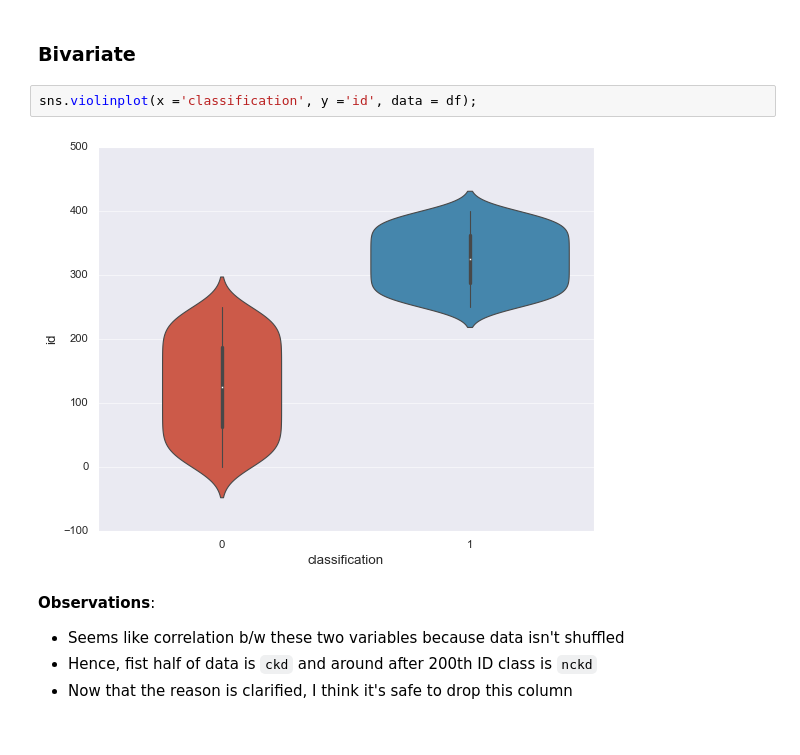
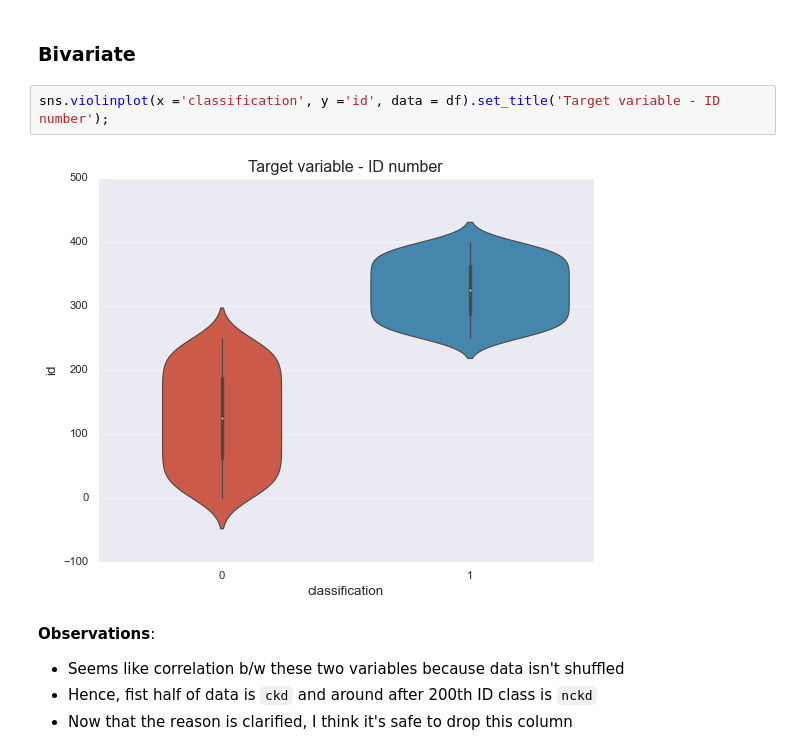
Before and after one commit to eugene-fr/kidney_training, a Jupyter notebook: kidney_notebook.ipynb, the cells around one changed output. Cells and saved outputs as stored; diff of their text form.

```diff
--- a/kidney_notebook.ipynb
+++ b/kidney_notebook.ipynb
@@ -246,9 +253,9 @@ sns.heatmap(df.corr(), annot=True, linewidths=2).set_title('Heatmap');
 # %% [markdown]
 ### Bivariate
 # %%
-sns.violinplot(x ='classification', y ='id', data = df);
+sns.violinplot(x ='classification', y ='id', data = df).set_title('Target variable - ID number');
 # %% [output]
-[figure, old version]
+[figure, new version]
 # %% [markdown]
 **Observations**:
 * Seems like correlation b/w these two variables because data isn't shuffled
```
Also changed, not shown: parts of 21 cells of this notebook.
